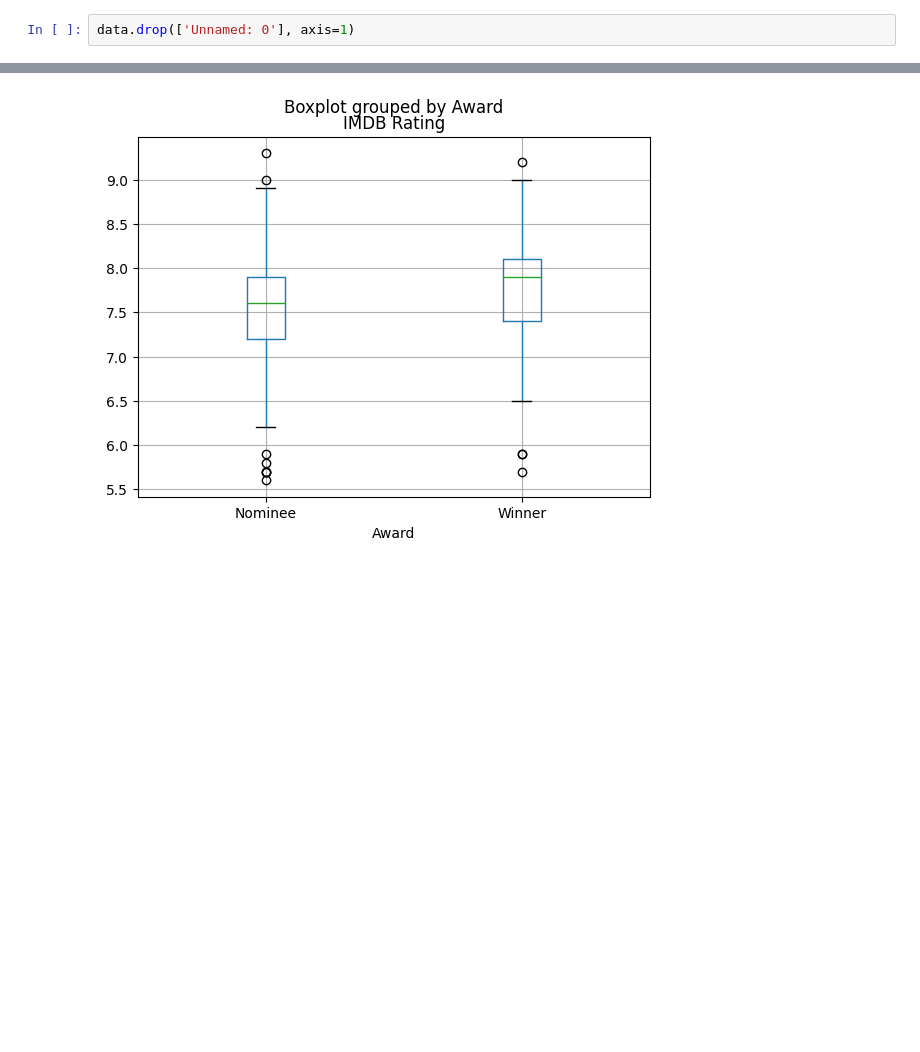
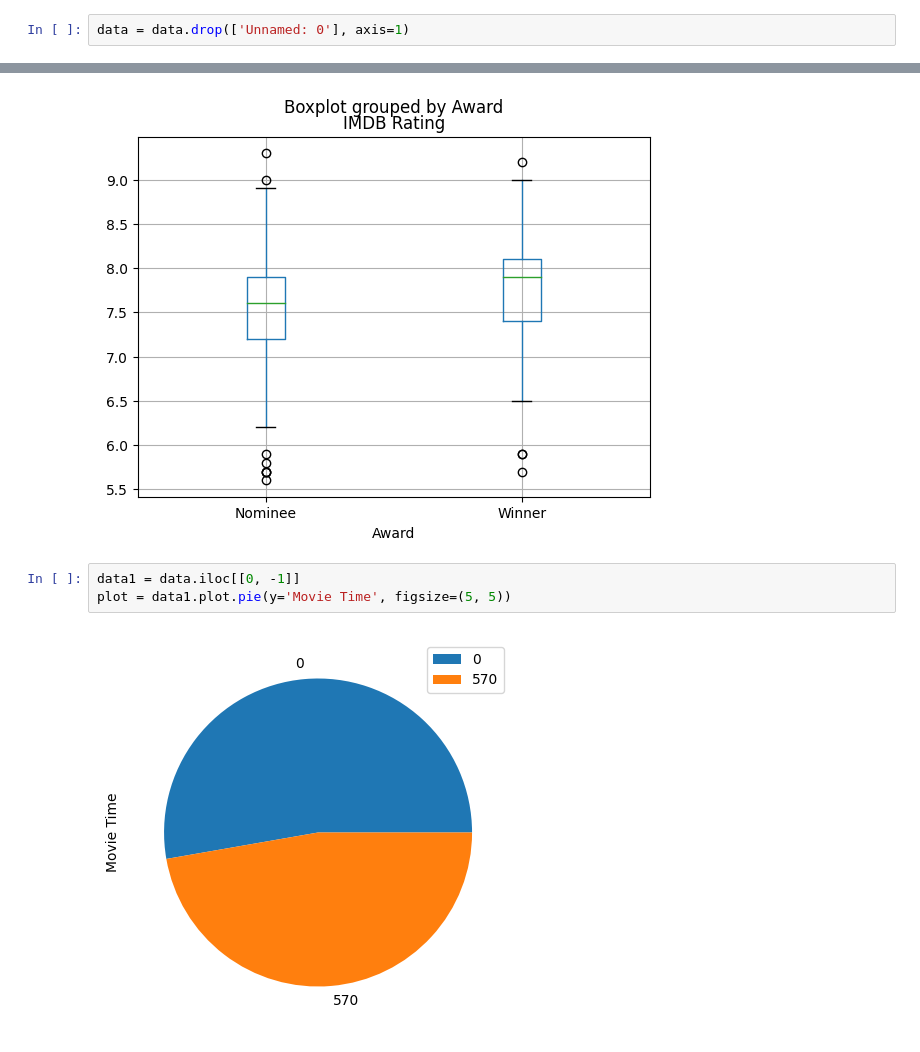
Before and after one commit to MaksimSmolenkov/3, a Jupyter notebook: Практ_6.ipynb, the cells around one changed output, grey strips where cells are left out. Saved outputs shown, nothing was run; the diff lists cells and outputs as text; blank space fills up the shorter version.

```diff
--- a/Практ_6.ipynb
+++ b/Практ_6.ipynb
@@ -60,4 +60,4 @@ data
 
 </font>
 # %%
-data.drop(['Unnamed: 0'], axis=1)
+data = data.drop(['Unnamed: 0'], axis=1)
@@ -101,3 +89,8 @@ sedan_color_filtered.boxplot(by ='Award', column ='IMDB Rating', grid = True)
 # %% [output]
 <Axes: title={'center': 'IMDB Rating'}, xlabel='Award'>
 [figure]
+# %%
+data1 = data.iloc[[0, -1]]
+plot = data1.plot.pie(y='Movie Time', figsize=(5, 5))
+# %% [output]
+[figure, added]
```
Also changed, not shown: parts of 8 cells of this notebook.
